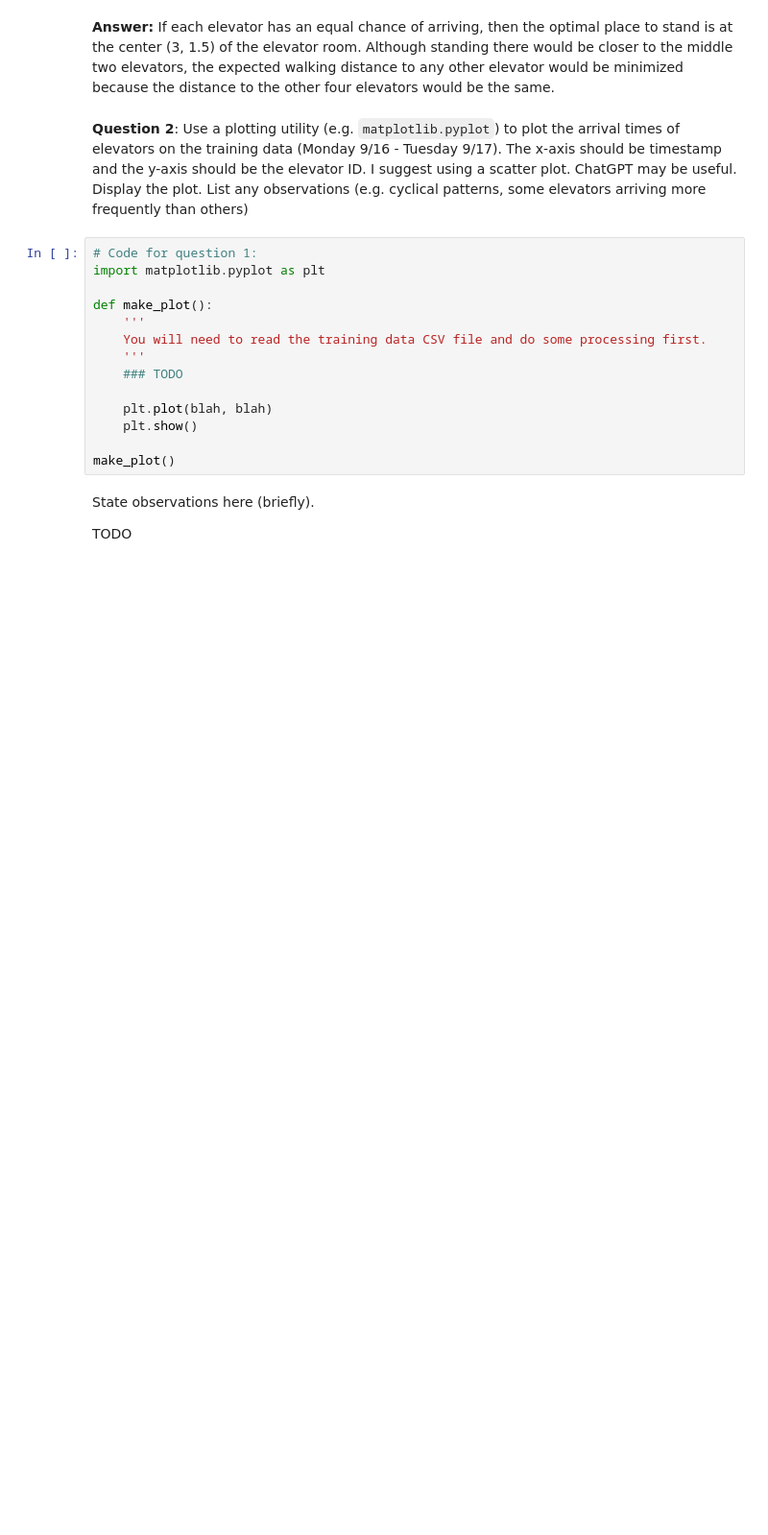
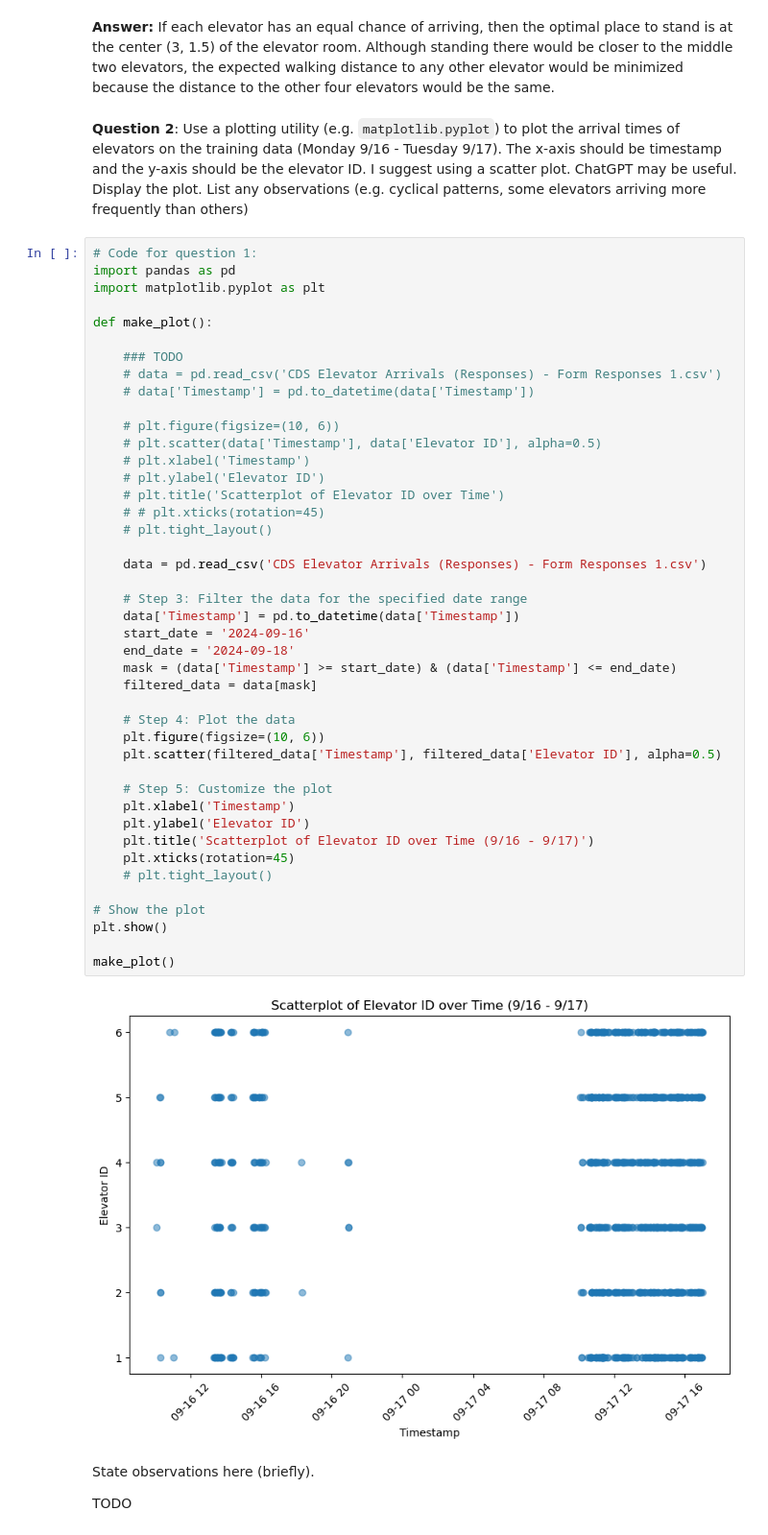
Before and after one commit to 441gabe/gabe441-assignment-1, a Jupyter notebook: assignment1.ipynb, the cells around one changed output. Shown at 96% size. Drawn from its saved outputs; the diff is of its cells as text; blank space fills up the shorter version.

Commit message:
Finished all questions in assignment 1. Added csv files for data processing in the notebook.

```diff
--- a/assignment1.ipynb
+++ b/assignment1.ipynb
@@ -52,20 +52,51 @@ walking distance to the next elevator to arrive, assuming the next elevator to a
 (Monday 9/16 - Tuesday 9/17). The x-axis should be timestamp and the y-axis should be the elevator ID. I suggest using a scatter plot.
 ChatGPT may be useful. Display the plot. List any observations
 (e.g. cyclical patterns, some elevators arriving more frequently than others)
-# %%
-# Code for question 1:
-import matplotlib.pyplot as plt
-
-def make_plot():
-    '''
-    You will need to read the training data CSV file and do some processing first.
-    '''
-    ### TODO
-
-	plt.plot(blah, blah)
-	plt.show()
-
-make_plot()
+# %%
+# Code for question 1:
+import pandas as pd
+import matplotlib.pyplot as plt
+
+def make_plot():
+
+    ### TODO
+    # data = pd.read_csv('CDS Elevator Arrivals (Responses) - Form Responses 1.csv')
+    # data['Timestamp'] = pd.to_datetime(data['Timestamp'])
+
+    # plt.figure(figsize=(10, 6))
+    # plt.scatter(data['Timestamp'], data['Elevator ID'], alpha=0.5)
+    # plt.xlabel('Timestamp')
+    # plt.ylabel('Elevator ID')
+    # plt.title('Scatterplot of Elevator ID over Time')
+    # # plt.xticks(rotation=45)
+    # plt.tight_layout()
+
+    data = pd.read_csv('CDS Elevator Arrivals (Responses) - Form Responses 1.csv')
+
+    # Step 3: Filter the data for the specified date range
+    data['Timestamp'] = pd.to_datetime(data['Timestamp'])
+    start_date = '2024-09-16'
+    end_date = '2024-09-18'
+    mask = (data['Timestamp'] >= start_date) & (data['Timestamp'] <= end_date)
+    filtered_data = data[mask]
+
+    # Step 4: Plot the data
+    plt.figure(figsize=(10, 6))
+    plt.scatter(filtered_data['Timestamp'], filtered_data['Elevator ID'], alpha=0.5)
+
+    # Step 5: Customize the plot
+    plt.xlabel('Timestamp')
+    plt.ylabel('Elevator ID')
+    plt.title('Scatterplot of Elevator ID over Time (9/16 - 9/17)')
+    plt.xticks(rotation=45)
+    # plt.tight_layout()
+
+# Show the plot
+plt.show()
+
+make_plot()
+# %% [output]
+[figure, added]
 # %% [markdown]
 State observations here (briefly).
 
```
Also changed, not shown: parts of 11 cells of this notebook, 2 other files.
